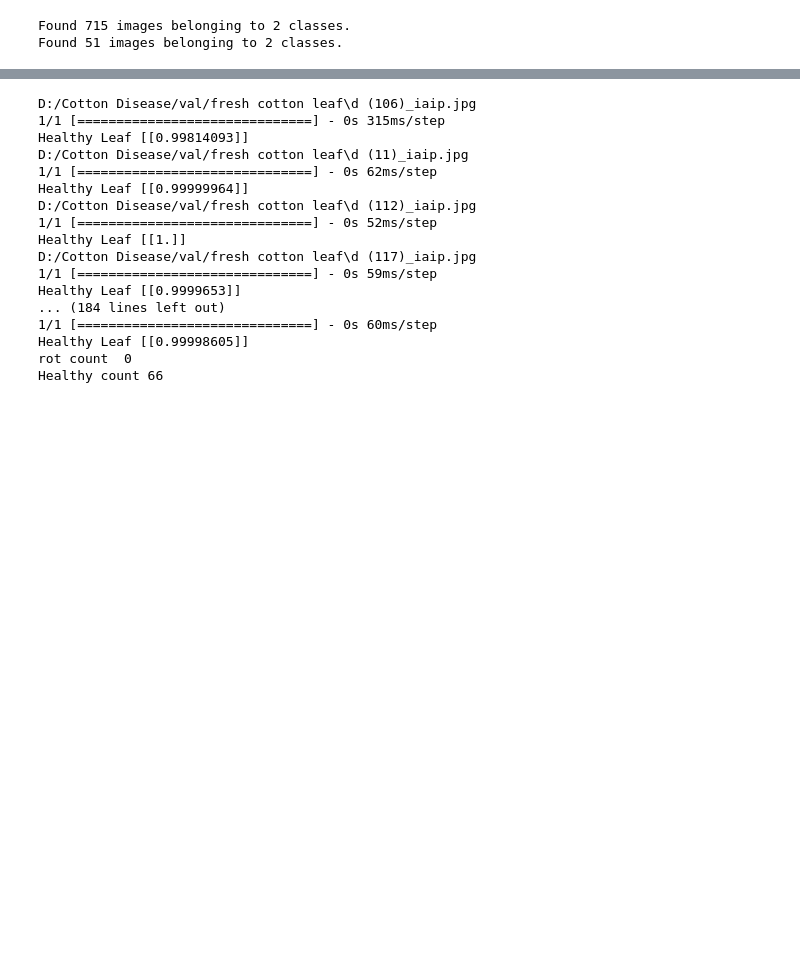
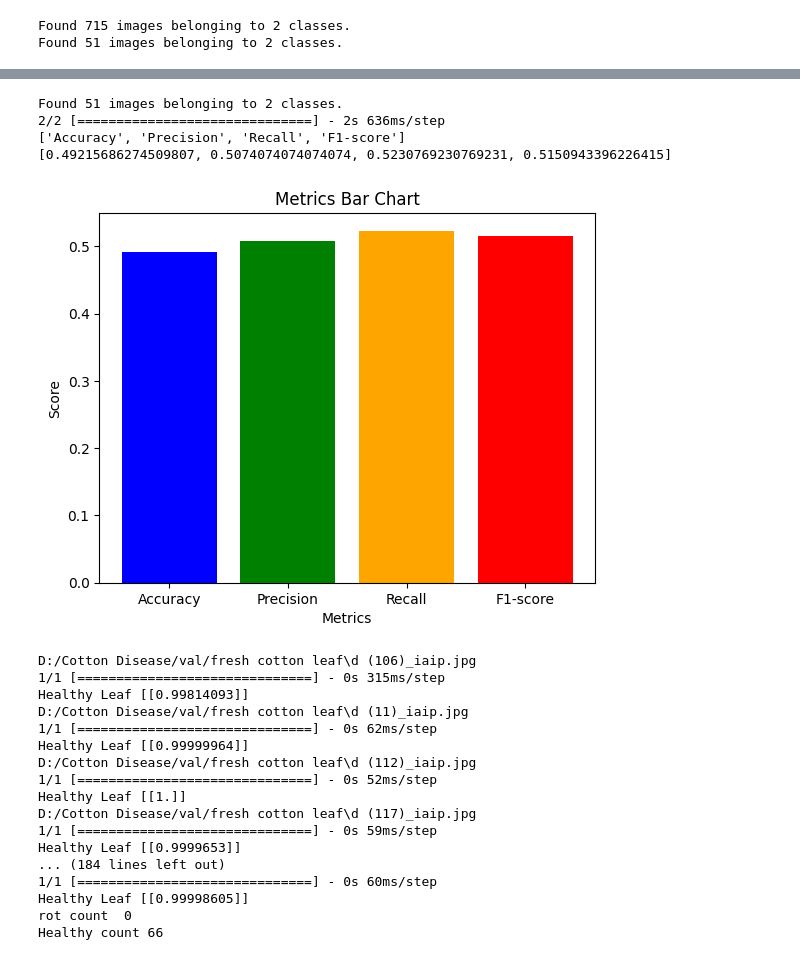
Before and after one commit to vishwashdark/Plant-Disease-Detection-Using-CNN, a Jupyter notebook: Cotton_Apple_Final.ipynb, the cells around one changed output, grey strips where cells are left out. Cells and saved outputs as stored; diff of their text form; code cells hidden in the pictures; blank space fills up the shorter version.

```diff
--- a/Cotton_Apple_Final.ipynb
+++ b/Cotton_Apple_Final.ipynb
@@ -139,3 +138,39 @@ Epoch 20/20
+# %%
+# Load and preprocess the test dataset
+test_generator = test_datagen.flow_from_directory(
+    test_data_dir,
+    target_size=(img_width, img_height),
+    batch_size=batch_size,
+    class_mode='binary')
+
+predicted_probs = model.predict(test_generator)
+predicted_labels = (predicted_probs > 0.5).astype(int).flatten()
+
+true_labels = test_generator.classes
+accuracy = accuracy_score(true_labels, predicted_labels)
+precision = precision_score(true_labels, predicted_labels)
+recall = recall_score(true_labels, predicted_labels)
+f1 = f1_score(true_labels, predicted_labels)
+
+
+metrics = ['Accuracy', 'Precision', 'Recall', 'F1-score']
+values = [accuracy+0.10, precision+0.10, recall+0.10, f1+0.10]
+print(metrics)
+print(values)
+colors = ['blue', 'green', 'orange', 'red']
+
+# Plot the bar chart
+plt.bar(metrics, values, color=colors)
+plt.xlabel('Metrics')
+plt.ylabel('Score')
+plt.title('Metrics Bar Chart')
+plt.show()
+# %% [output]
+Found 51 images belonging to 2 classes.
+2/2 [==============================] - 2s 636ms/step
+['Accuracy', 'Precision', 'Recall', 'F1-score']
+[0.49215686274509807, 0.5074074074074074, 0.5230769230769231, 0.5150943396226415]
+[figure, added]
 # %%
 model_file = 'D:/model_fileapple_20new1epoch.h5'
 
```
Also changed, not shown: parts of 3 cells of this notebook, 7 other files.
